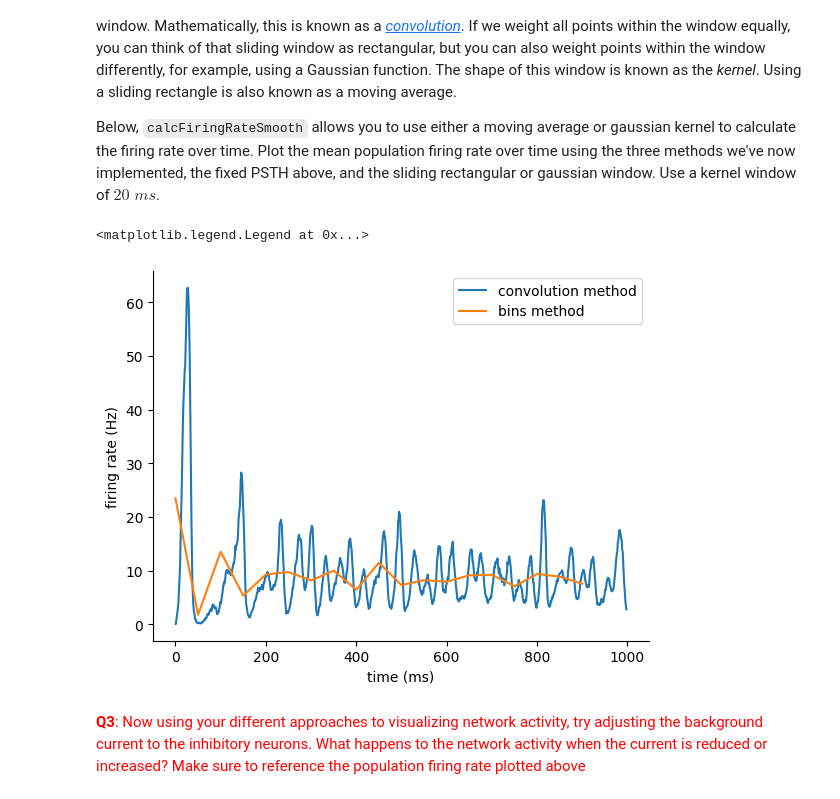
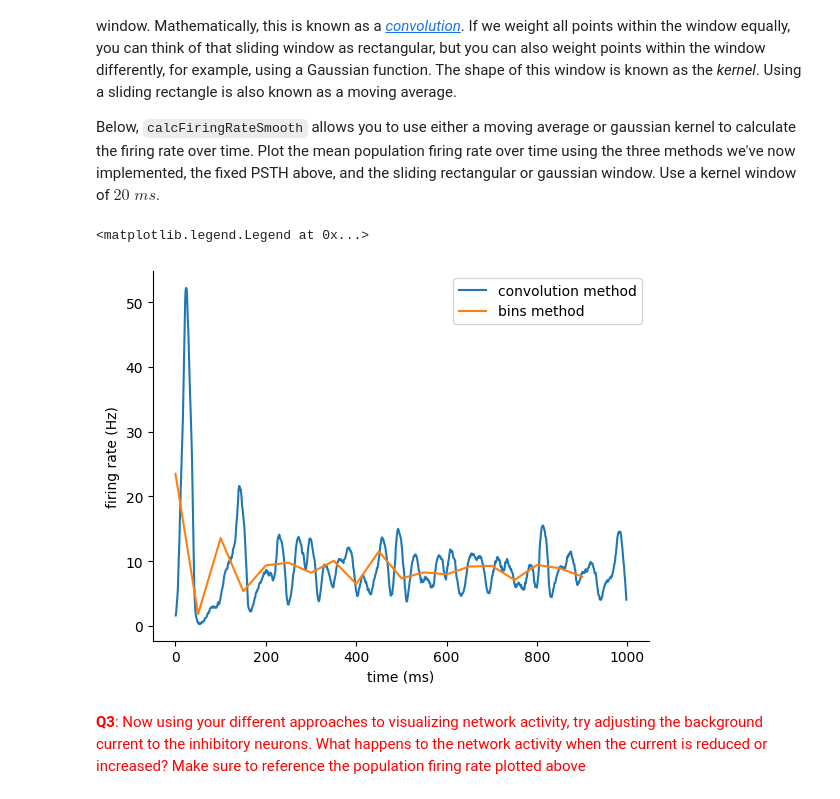
Before and after one commit to lw-miles24/11-CompModNervSys-IzhiNet, a Jupyter notebook: CompModNervSys_exercise11.ipynb, the cells around one changed output. Saved outputs shown, nothing was run; the diff lists cells and outputs as text; code cells hidden in the pictures.

```diff
--- a/CompModNervSys_exercise11.ipynb
+++ b/CompModNervSys_exercise11.ipynb
@@ -439,35 +439,35 @@ def calcFiringRateSmooth(t,spike_times,method=1,kernel_size=10):
             Ns,_ = np.histogram(s,t_bins) # get number of spike at each time point using histogram
             N += Ns
     else:
         Ncells = 1
         N,_ = np.histogram(spike_times,t_bins) # get number of spike at each time point using histogram
 
     t_bins = t_bins[:-1]
 
     kernel_samples = int(kernel_size/dt) # number of time points in kernel
     if method == 1: # moving average, rectangular kernel
         kernel = np.ones(kernel_samples)/(kernel_size*1e-3) # kernel normalized to give units of Hz
     elif method == 2: # gaussian kernel
         kernel = gaussian(dt,kernel_size)/(dt*1e-3) # kernel normalized to give units of Hz
 
     firing_rate = np.convolve(N,kernel,mode='same')/Ncells
     return t_bins, firing_rate
 
 # Plot output of calcFiringRate and calcFiringRateSmooth
 t_bins_chunky,firing_rate_chunky = calcFiringRate(t,spike_times,bin_size)
-t_bins_smooth,firing_rate_smooth = calcFiringRateSmooth(t,spike_times)
+t_bins_smooth,firing_rate_smooth = calcFiringRateSmooth(t,spike_times,kernel_size=20)
 
 fig = plt.figure()
 ax = fig.add_subplot(111)
 ax.plot(t_bins_smooth,firing_rate_smooth,label='convolution method')
 ax.plot(t_bins_chunky,firing_rate_chunky,label='bins method')
 
 ax.set_xlabel('time (ms)')
 ax.set_ylabel('firing rate (Hz)')
 ax.legend()
 # %% [output]
 <matplotlib.legend.Legend at 0x...>
-[figure, old version]
+[figure, new version]
 # %% [markdown]
 <font color='red'>**Q3**: Now using your different approaches to visualizing network activity, try adjusting the background current to the inhibitory neurons. What happens to the network activity when the current is reduced or increased? Make sure to reference the population firing rate plotted above
 </font>
```
Also changed, not shown: parts of 4 cells of this notebook.
